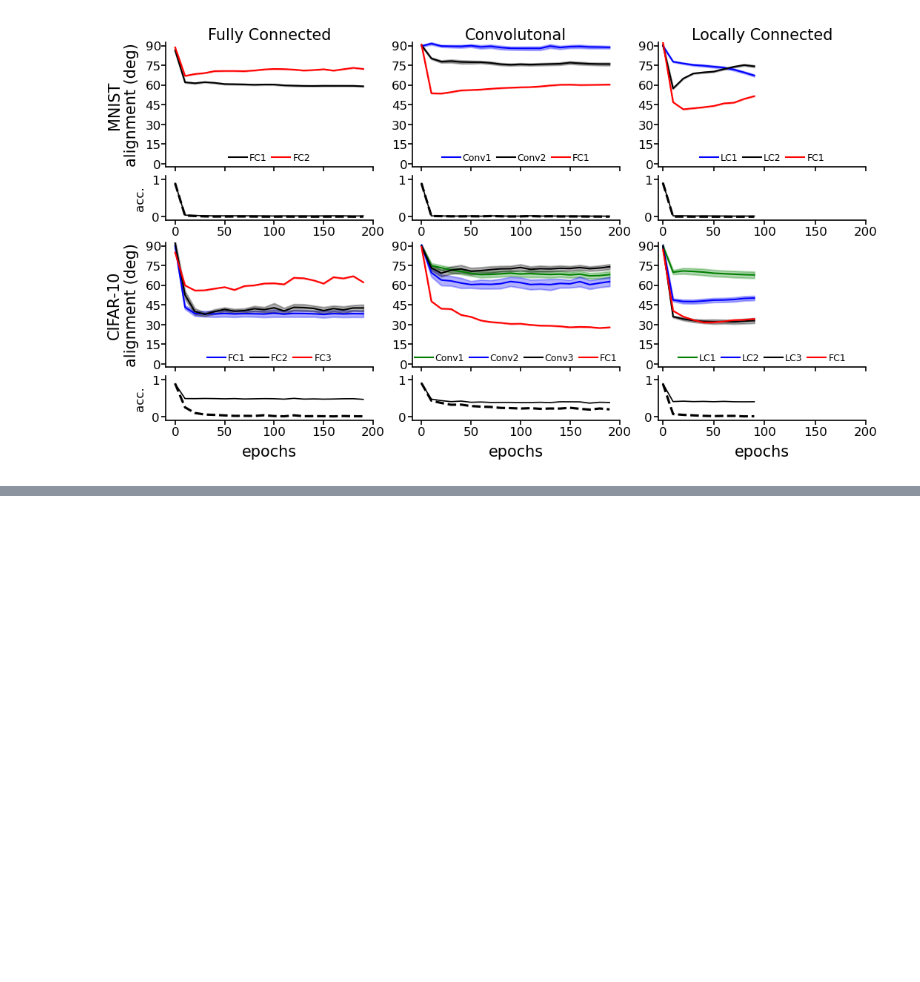
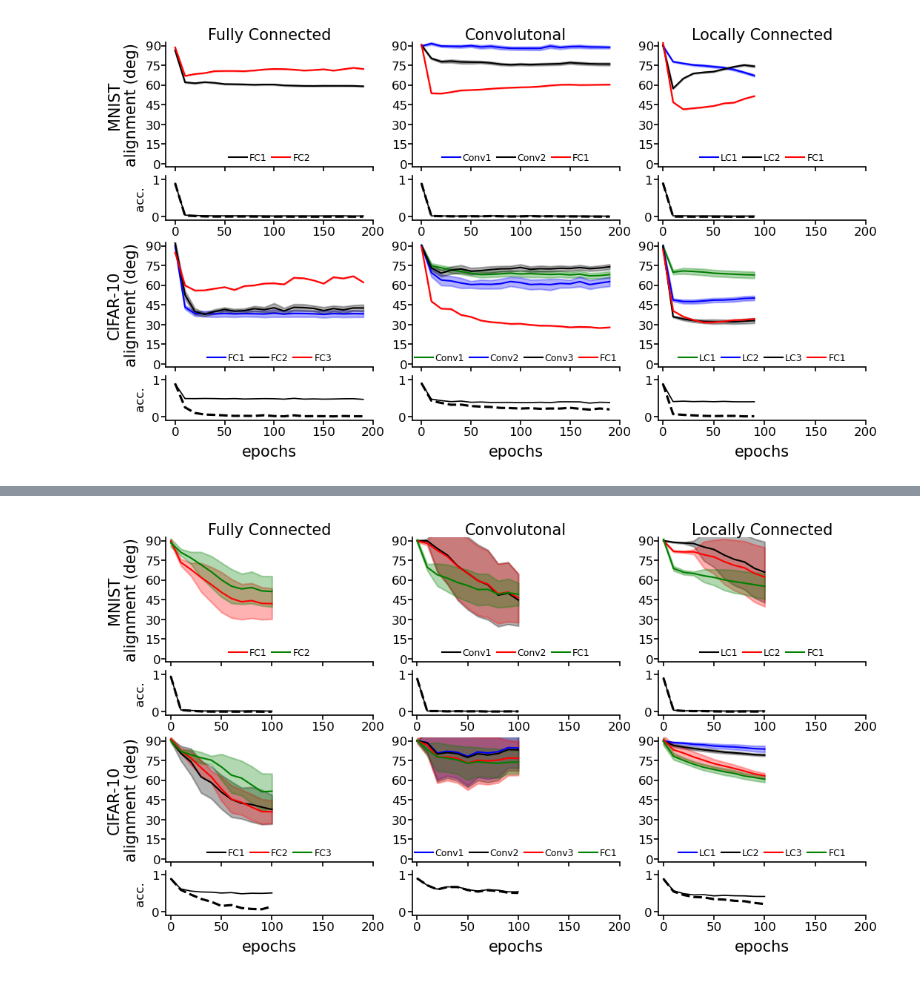
Before and after one commit to davidclark1/VectorizedNets, a Jupyter notebook: notebooks/alignment_and_concentration_viz.ipynb, the cells around one changed output, grey strips where cells are left out. Drawn from its saved outputs; the diff is of its cells as text; code cells hidden in the pictures; blank space fills up the shorter version.

```diff
--- a/notebooks/alignment_and_concentration_viz.ipynb
+++ b/notebooks/alignment_and_concentration_viz.ipynb
@@ -347,8 +332,0 @@ plt.plot(loss_5)
-# %%
-for i in range(len(grads_df)):
-    g1 = grads_bp[i].numpy().flatten()
-    g2 = grads_df[i].numpy().flatten()
-    dp = g1.dot(g2)/(np.linalg.norm(g1)*np.linalg.norm(g2))
-    dp = np.minimum(dp, 1.0)
-    angle_deg = np.rad2deg(np.arccos(dp))
-    print(angle_deg)
@@ -367,0 +565,19 @@ array([  0,  10,  20,  30,  40,  50,  60,  70,  80,  90, 100])
+# %%
+axes, axes_sub = make_axes()
+plot_angles(axes[0], angles_nv_1, "Fully Connected", labels=["FC1", "FC2"])
+plot_angles(axes[1], angles_nv_2, "Convolutonal", labels=["Conv1", "Conv2", "FC1"])
+plot_angles(axes[2], angles_nv_3, "Locally Connected", labels=["LC1", "LC2", "FC1"])
+plot_angles(axes[3], angles_nv_4, labels=["FC1", "FC2", "FC3"])
+plot_angles(axes[4], angles_nv_5, labels=["Conv1", "Conv2", "Conv3", "FC1"])
+plot_angles(axes[5], angles_nv_6, labels=["LC1", "LC2", "LC3", "FC1"])
+
+plot_err(axes_sub[0], 1-acc_nv_1)
+plot_err(axes_sub[1], 1-acc_nv_2)
+plot_err(axes_sub[2], 1-acc_nv_3)
+plot_err(axes_sub[3], 1-acc_nv_4)
+plot_err(axes_sub[4], 1-acc_nv_5)
+plot_err(axes_sub[5], 1-acc_nv_6)
+
+format_axes(axes, axes_sub)
+# %% [output]
+[figure, added]
```
Also changed, not shown: parts of 16 cells of this notebook, 2 other files.
